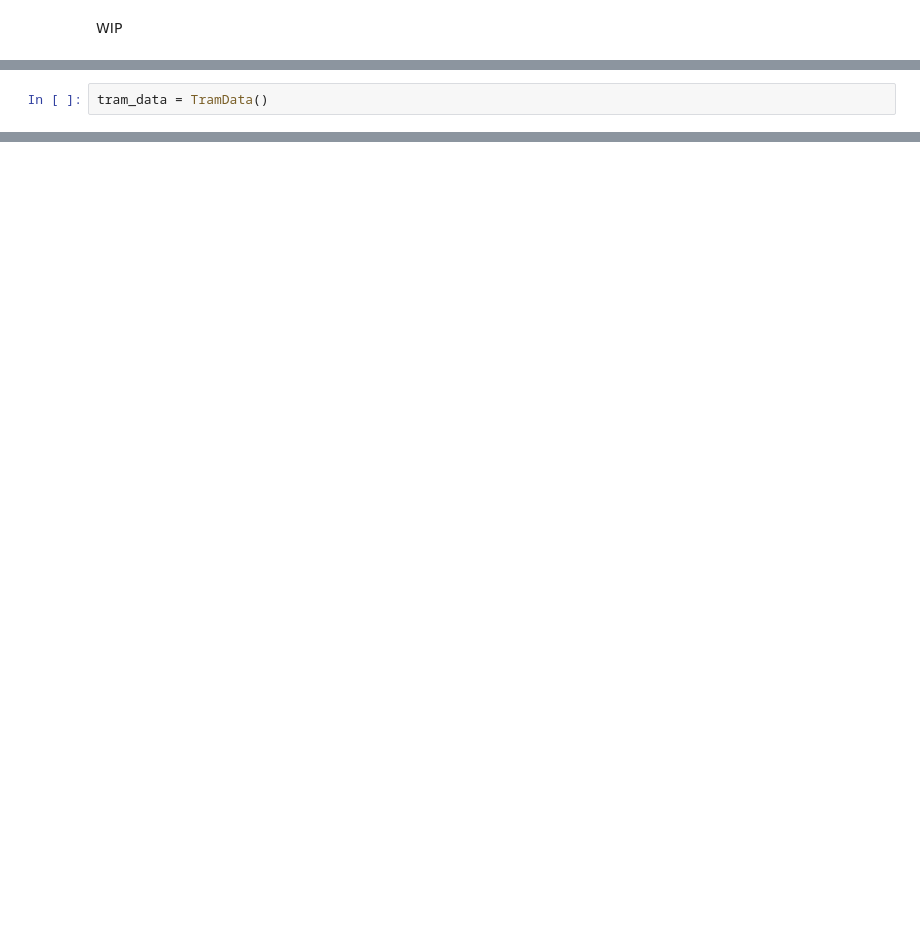
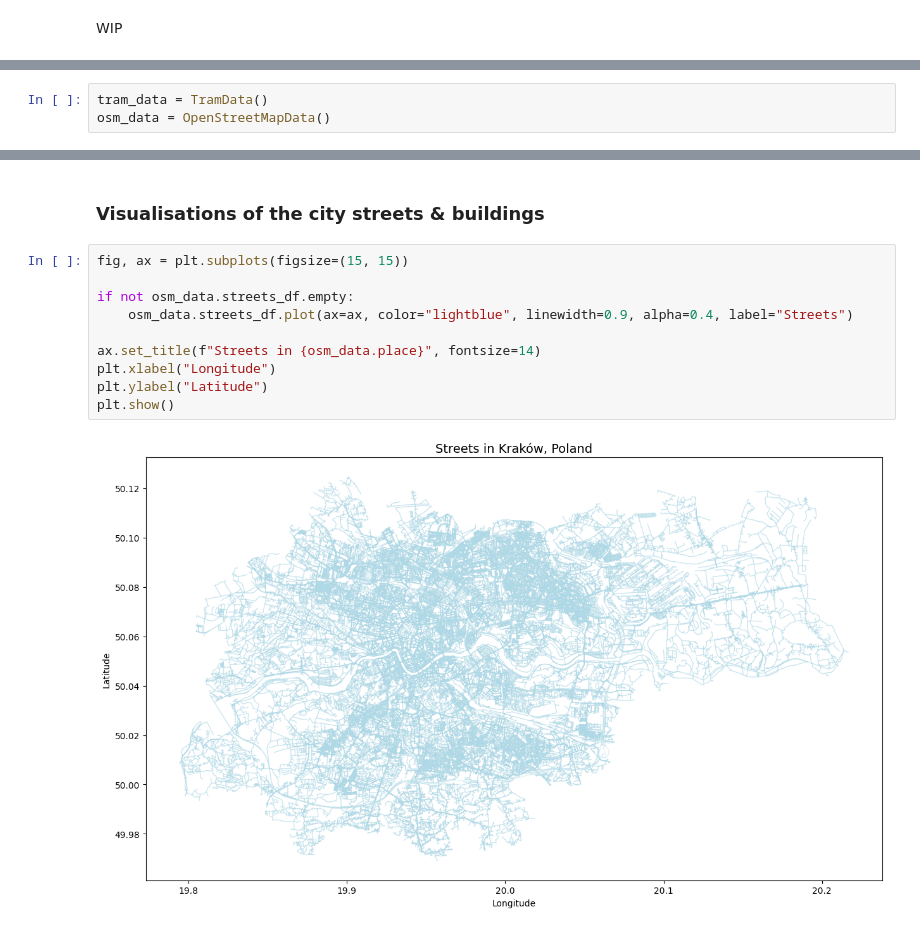
Before and after one commit to przemyslawniedziela98/mpk-line-optimization, a Jupyter notebook: mpk_lines_modeling.ipynb, the cells around one changed output, grey strips where cells are left out. Saved outputs shown, nothing was run; the diff lists cells and outputs as text; blank space fills up the shorter version.

Commit message:
osm buildings & streets geometry

```diff
--- a/mpk_lines_modeling.ipynb
+++ b/mpk_lines_modeling.ipynb
@@ -9,3 +9,4 @@ from sourcing_data import TramData
 # %%
 tram_data = TramData()
+osm_data = OpenStreetMapData()
 # %% [markdown]
@@ -34,0 +53,14 @@ map_obj
+# %% [markdown]
+### Visualisations of the city streets & buildings
+# %%
+fig, ax = plt.subplots(figsize=(15, 15))
+
+if not osm_data.streets_df.empty:
+    osm_data.streets_df.plot(ax=ax, color="lightblue", linewidth=0.9, alpha=0.4, label="Streets")
+
+ax.set_title(f"Streets in {osm_data.place}", fontsize=14)
+plt.xlabel("Longitude")
+plt.ylabel("Latitude")
+plt.show()
+# %% [output]
+[figure, added]
```
Also changed, not shown: parts of 6 cells of this notebook, 1 other file.
